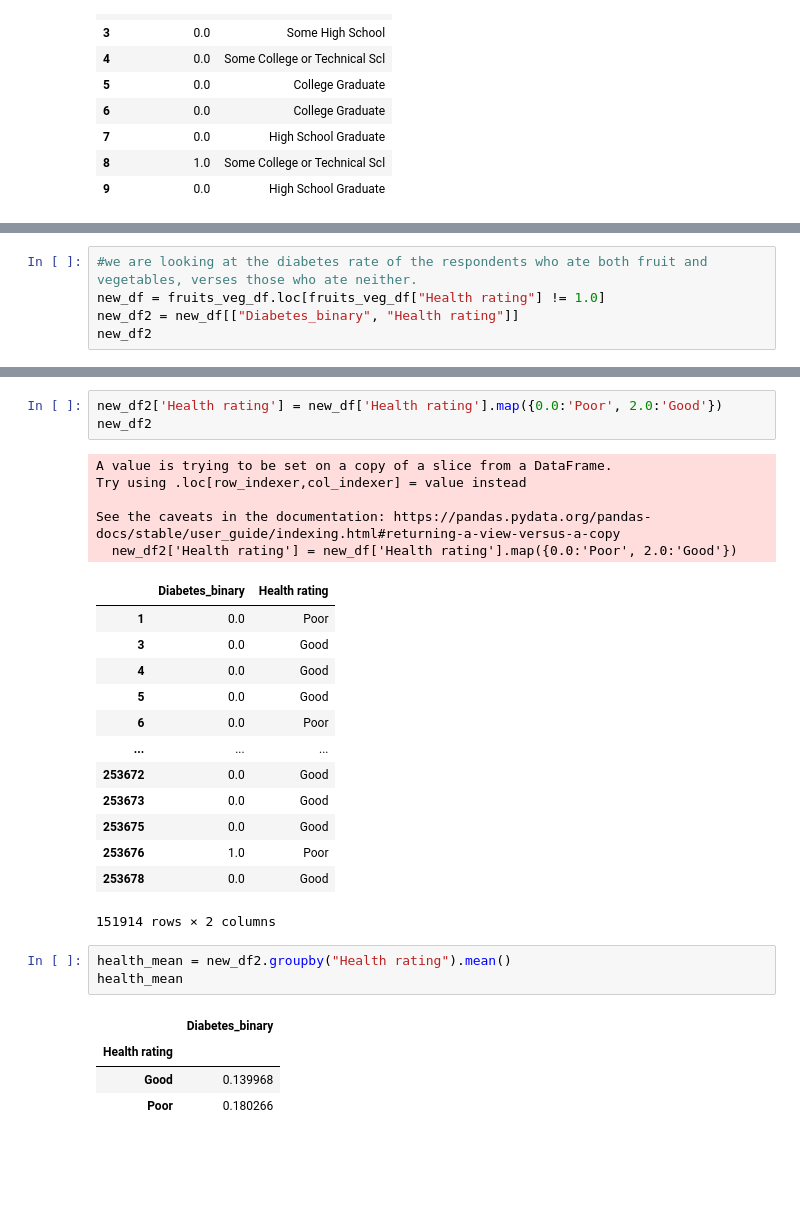
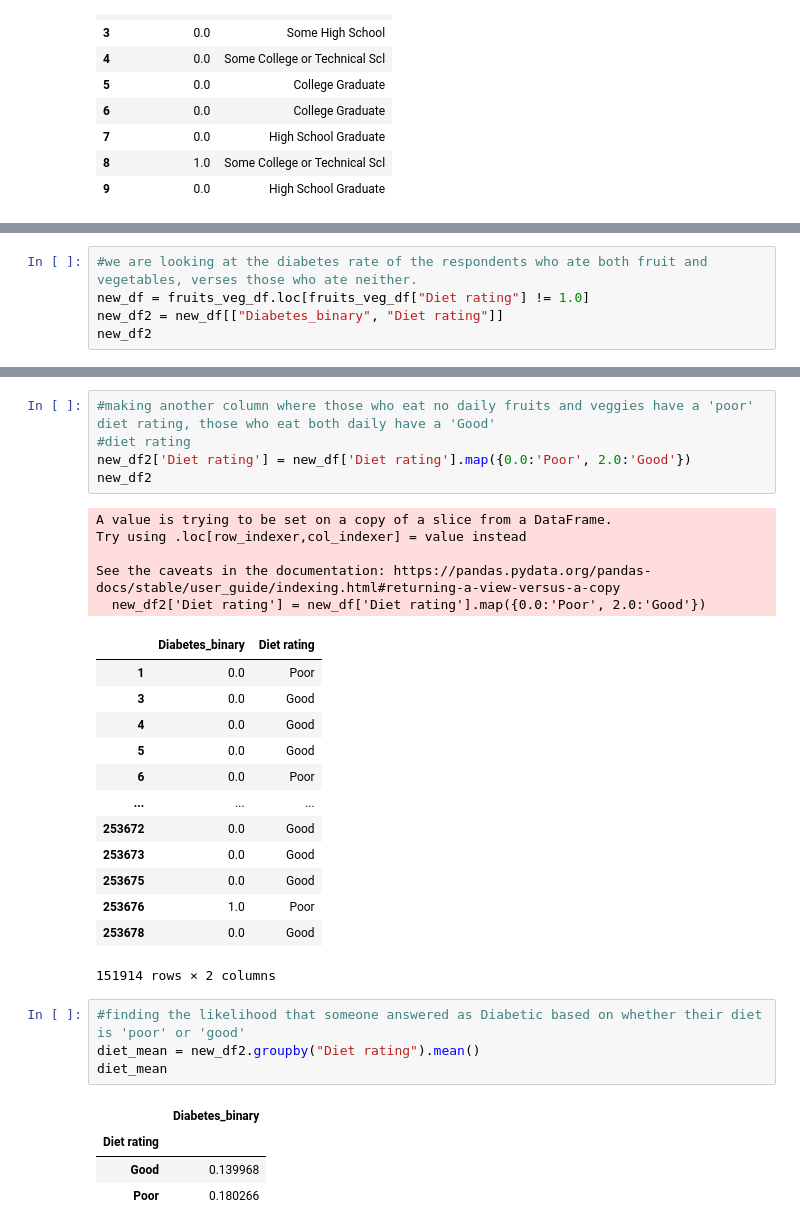
Before and after one commit to michaelz-id/project_1, a Jupyter notebook: Rohit's notebook-Copy1.ipynb, the cells around one changed output, grey strips where cells are left out. Cells and saved outputs as stored; diff of their text form; blank space fills up the shorter version.

```diff
--- a/Rohit's notebook-Copy1.ipynb
+++ b/Rohit's notebook-Copy1.ipynb
@@ -278,7 +287,7 @@ Text(0, 1, 'Health rating')
 [figure]
 # %%
 #we are looking at the diabetes rate of the respondents who ate both fruit and vegetables, verses those who ate neither.
-new_df = fruits_veg_df.loc[fruits_veg_df["Health rating"] != 1.0]
-new_df2 = new_df[["Diabetes_binary", "Health rating"]]
+new_df = fruits_veg_df.loc[fruits_veg_df["Diet rating"] != 1.0]
+new_df2 = new_df[["Diabetes_binary", "Diet rating"]]
 new_df2
 # %% [output]
@@ -296,15 +305,17 @@ new_df2
 | 253678 | 0.0 | 2.0 |
 151914 rows × 2 columns
 # %%
-new_df2['Health rating'] = new_df['Health rating'].map({0.0:'Poor', 2.0:'Good'})
+#making another column where those who eat no daily fruits and veggies have a 'poor' diet rating, those who eat both daily have a 'Good'
+#diet rating
+new_df2['Diet rating'] = new_df['Diet rating'].map({0.0:'Poor', 2.0:'Good'})
 new_df2
 # %% [output]
 A value is trying to be set on a copy of a slice from a DataFrame.
 Try using .loc[row_indexer,col_indexer] = value instead
 
 See the caveats in the documentation: https://pandas.pydata.org/pandas-docs/stable/user_guide/indexing.html#returning-a-view-versus-a-copy
-  new_df2['Health rating'] = new_df['Health rating'].map({0.0:'Poor', 2.0:'Good'})
+  new_df2['Diet rating'] = new_df['Diet rating'].map({0.0:'Poor', 2.0:'Good'})
-|  | Diabetes_binary | Health rating |
+|  | Diabetes_binary | Diet rating |
 | 1 | 0.0 | Poor |
 | 3 | 0.0 | Good |
 | 4 | 0.0 | Good |
@@ -318,11 +329,12 @@ See the caveats in the documentation: https://pandas.pydata.org/pandas-docs/stab
 | 253678 | 0.0 | Good |
 151914 rows × 2 columns
 # %%
-health_mean = new_df2.groupby("Health rating").mean()
-health_mean
+#finding the likelihood that someone answered as Diabetic based on whether their diet is 'poor' or 'good'
+diet_mean = new_df2.groupby("Diet rating").mean()
+diet_mean
 # %% [output]
 |  | Diabetes_binary |
-| Health rating |  |
+| Diet rating |  |
 | Good | 0.139968 |
 | Poor | 0.180266 |
 # %%
```
Also changed, not shown: parts of 22 cells of this notebook.
